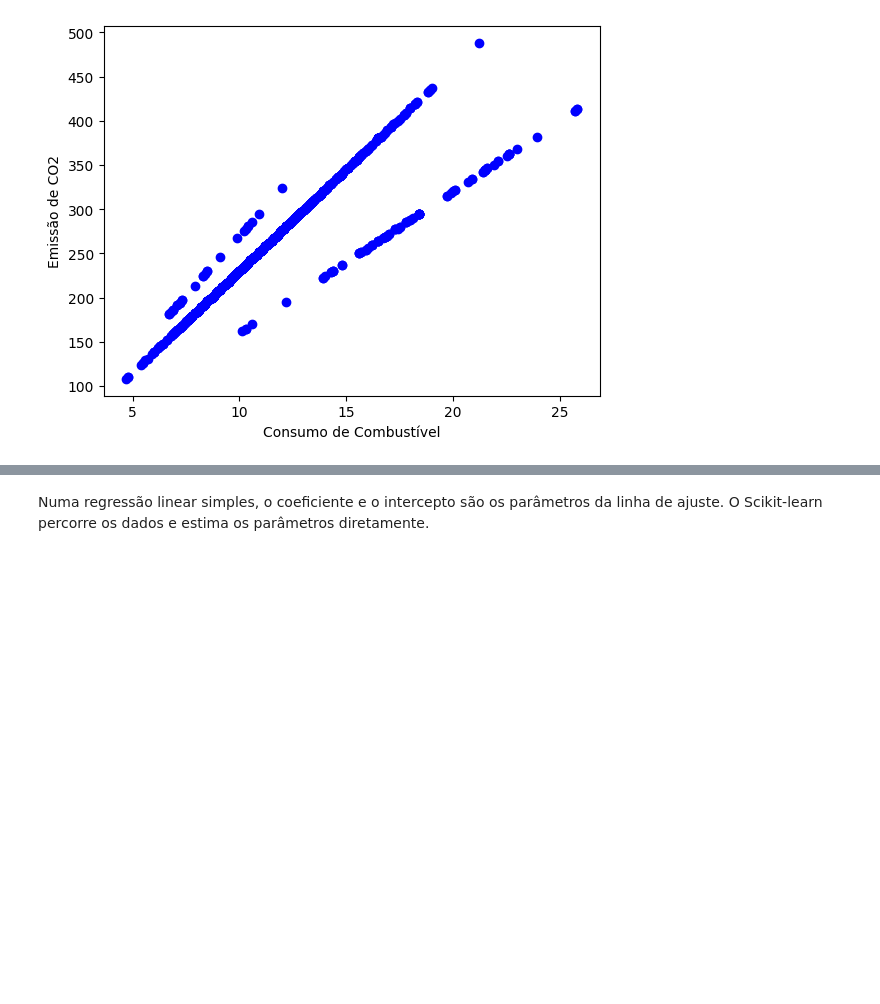
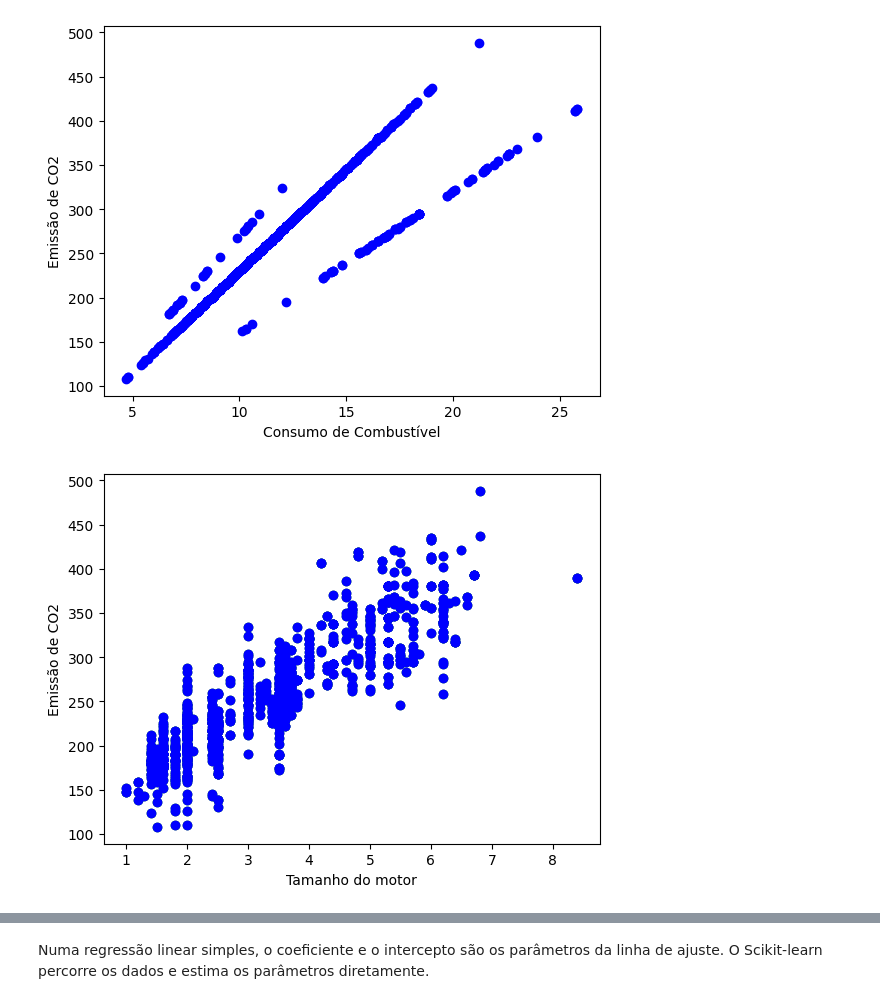
Before and after one commit to SampMark/SampMark, a Jupyter notebook: Simple_Linear_Regression.ipynb, the cells around one changed output, grey strips where cells are left out. Drawn from its saved outputs; the diff is of its cells as text; code cells hidden in the pictures; blank space fills up the shorter version.

```diff
--- a/Simple_Linear_Regression.ipynb
+++ b/Simple_Linear_Regression.ipynb
@@ -103,4 +114,13 @@ plt.ylabel("Emissão de CO2")
 plt.show()
 # %% [output]
 [figure]
+# %%
+# Plota gráfico de correlação entre as variável depedente, Emissão de CO2, em relação a variável idependente, Tamanho do Motor
+plt.scatter(cdf.ENGINESIZE, cdf.CO2EMISSIONS,  color='green')
+plt.scatter(cdf.ENGINESIZE, cdf.CO2EMISSIONS,  color='blue')
+plt.xlabel("Tamanho do motor")
+plt.ylabel("Emissão de CO2")
+plt.show()
+# %% [output]
+[figure, added]
 # %%
```
Also changed, not shown: parts of 7 cells of this notebook.
